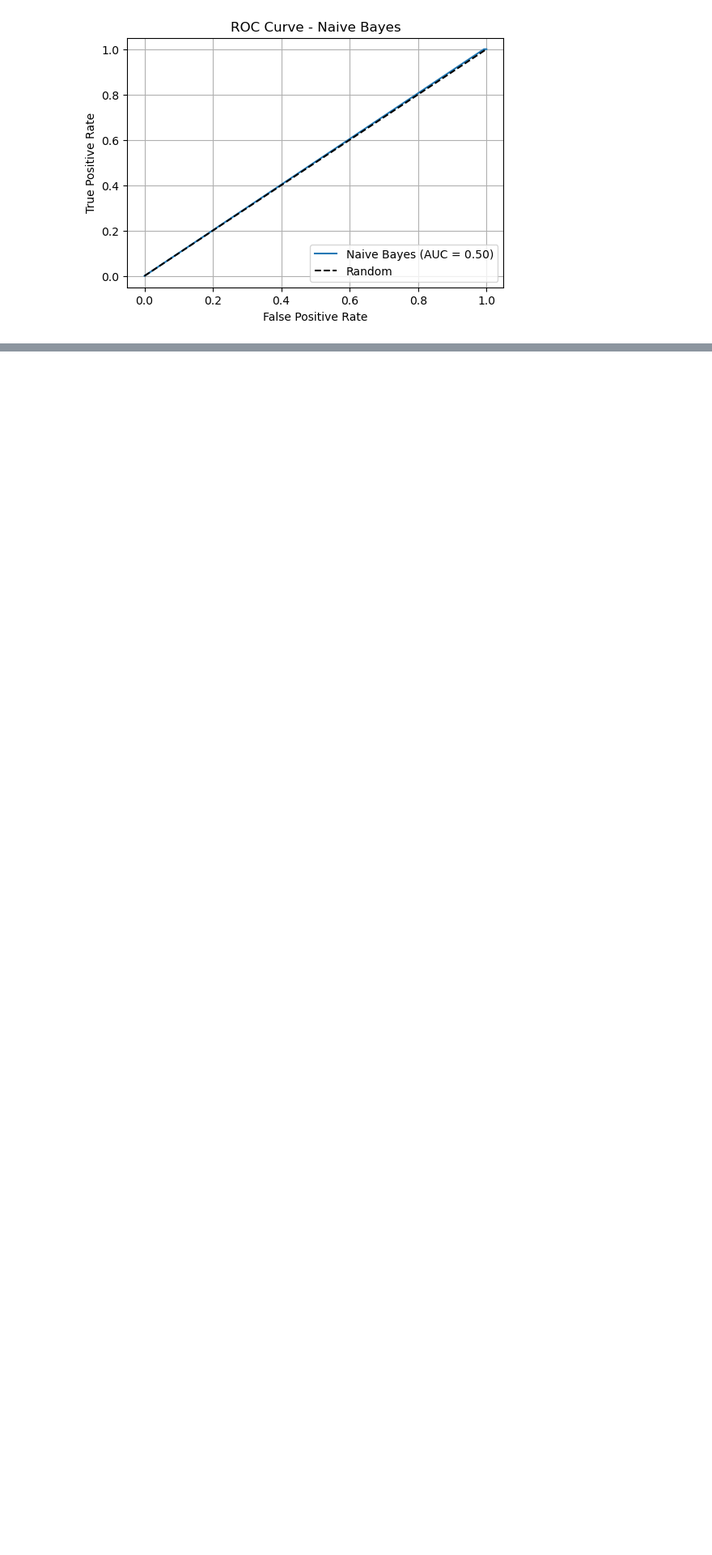
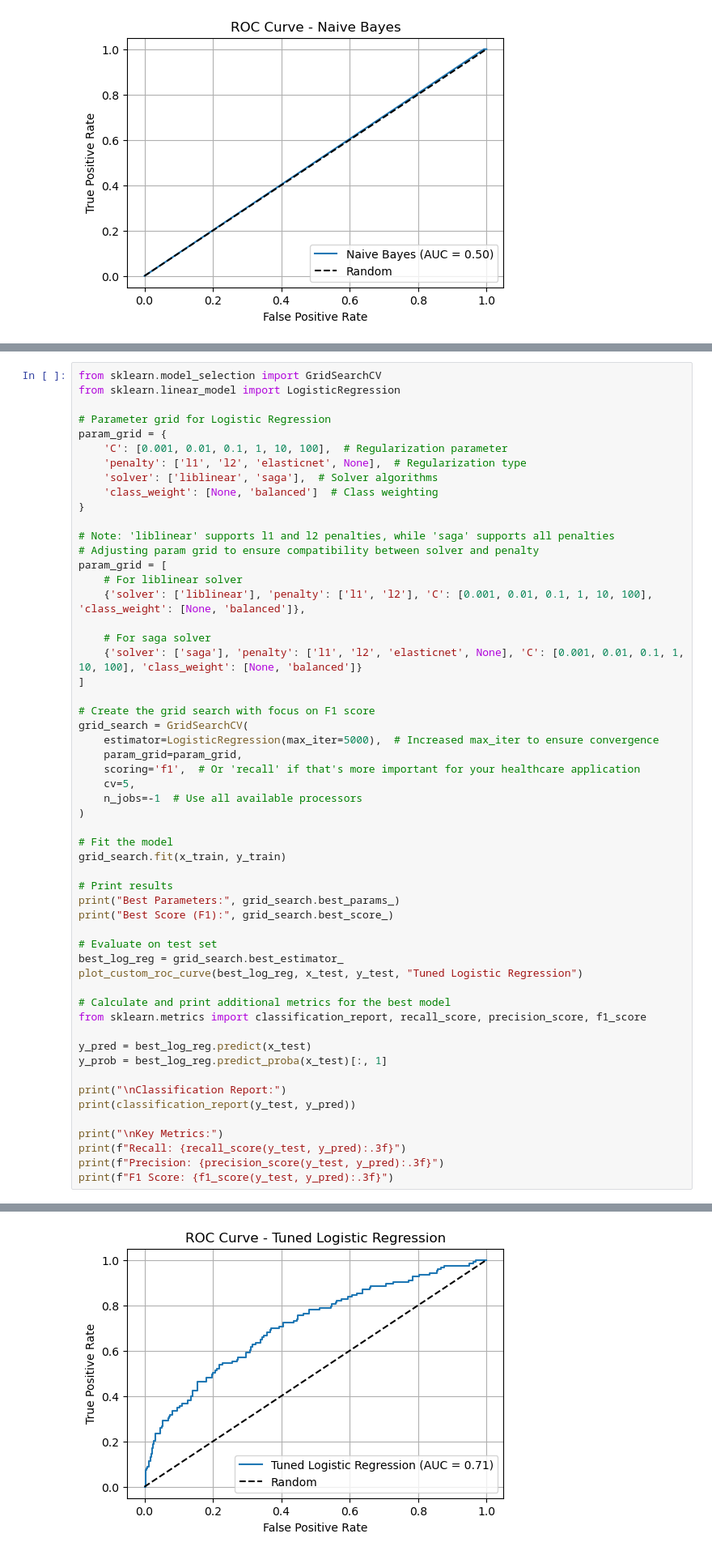
Before and after one commit to yasandu0505/breast-cancer-detection, a Jupyter notebook: breast_cancer_classification_modeling.ipynb, the cells around one changed output, grey strips where cells are left out. Shown at 81% size. Saved outputs shown, nothing was run; the diff lists cells and outputs as text; blank space fills up the shorter version.

Commit message:
fix: improve breast cancer classification model by tuning logistic regression

```diff
--- a/breast_cancer_classification_modeling.ipynb
+++ b/breast_cancer_classification_modeling.ipynb
@@ -132,0 +135,56 @@ plot_custom_roc_curve(nb_model, x_test, y_test, "Naive Bayes")
+# %%
+from sklearn.model_selection import GridSearchCV
+from sklearn.linear_model import LogisticRegression
+
+# Parameter grid for Logistic Regression
+param_grid = {
+    'C': [0.001, 0.01, 0.1, 1, 10, 100],  # Regularization parameter
+    'penalty': ['l1', 'l2', 'elasticnet', None],  # Regularization type
+    'solver': ['liblinear', 'saga'],  # Solver algorithms
+    'class_weight': [None, 'balanced']  # Class weighting
+}
+
+# Note: 'liblinear' supports l1 and l2 penalties, while 'saga' supports all penalties
+# Adjusting param grid to ensure compatibility between solver and penalty
+param_grid = [
+    # For liblinear solver
+    {'solver': ['liblinear'], 'penalty': ['l1', 'l2'], 'C': [0.001, 0.01, 0.1, 1, 10, 100], 'class_weight': [None, 'balanced']},
+
+    # For saga solver
+    {'solver': ['saga'], 'penalty': ['l1', 'l2', 'elasticnet', None], 'C': [0.001, 0.01, 0.1, 1, 10, 100], 'class_weight': [None, 'balanced']}
+]
+
+# Create the grid search with focus on F1 score
+grid_search = GridSearchCV(
+    estimator=LogisticRegression(max_iter=5000),  # Increased max_iter to ensure convergence
+    param_grid=param_grid,
+    scoring='f1',  # Or 'recall' if that's more important for your healthcare application
+    cv=5,
+    n_jobs=-1  # Use all available processors
+)
+
+# Fit the model
+grid_search.fit(x_train, y_train)
+
+# Print results
+print("Best Parameters:", grid_search.best_params_)
+print("Best Score (F1):", grid_search.best_score_)
+
+# Evaluate on test set
+best_log_reg = grid_search.best_estimator_
+plot_custom_roc_curve(best_log_reg, x_test, y_test, "Tuned Logistic Regression")
+
+# Calculate and print additional metrics for the best model
+from sklearn.metrics import classification_report, recall_score, precision_score, f1_score
+
+y_pred = best_log_reg.predict(x_test)
+y_prob = best_log_reg.predict_proba(x_test)[:, 1]
+
+print("\nClassification Report:")
+print(classification_report(y_test, y_pred))
+
+print("\nKey Metrics:")
+print(f"Recall: {recall_score(y_test, y_pred):.3f}")
+print(f"Precision: {precision_score(y_test, y_pred):.3f}")
+print(f"F1 Score: {f1_score(y_test, y_pred):.3f}")
+# %% [output]
@@ -132,0 +210 @@ plot_custom_roc_curve(nb_model, x_test, y_test, "Naive Bayes")
+[figure, added]
```
Also changed, not shown: parts of 2 cells of this notebook.
